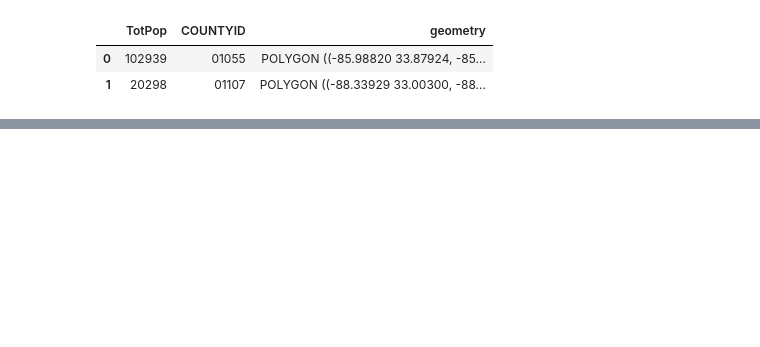
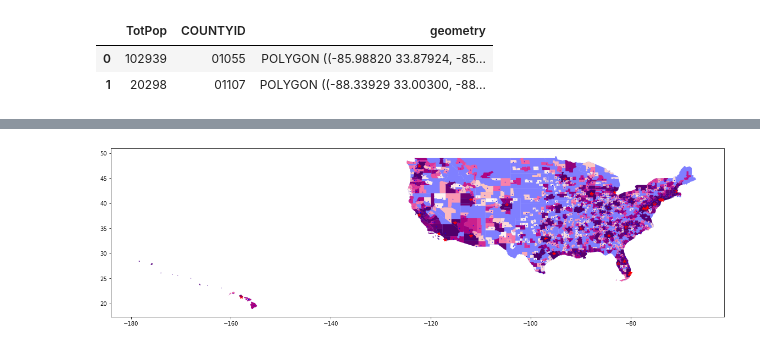
Before and after one commit to khzhang2/Air_Traffic, a Jupyter notebook: Data_Processing.ipynb, the cells around one changed output, grey strips where cells are left out. Drawn from its saved outputs; the diff is of its cells as text; code cells hidden in the pictures; blank space fills up the shorter version.

```diff
--- a/Data_Processing.ipynb
+++ b/Data_Processing.ipynb
@@ -272,0 +381,16 @@ us_state.head(2)
+# %%
+city_lst = list(sl_data['CBSA_Name'].drop_duplicates().dropna().values)
+# %%
+airport_df['CBSA_Name'] = ''
+
+for i in airport_df.index:
+    city = airport_df.loc[i, 'city'].split('/')[0]
+#     print(city, 'is in the metropolis:')
+    for j in range(len(city_lst)):
+        metro_city_lst = city_lst[j].split(', ')[0].split('-')
+        if city in metro_city_lst or city in metro_city_lst[0].split(' '):
+            airport_df.loc[i, 'CBSA_Name'] = city_lst[j]
+#             print('\t', city_lst[j])
+            break
+
+airport_df.head(2)
@@ -272,0 +417,15 @@ us_state.head(2)
+# %%
+fig = plt.figure(figsize=[20,10])
+ax = fig.add_subplot(111)
+us_state.plot(ax=ax, color='b', alpha=0.5)
+us_CBSA.plot(column = 'TotPop', cmap='RdPu', ax=ax)
+for i in airport_df.index:
+    lon = airport_df.loc[i, 'lon']
+    lat = airport_df.loc[i, 'lat']
+    ax.plot(lon, lat, 'r*')
+for i in us_CBSA.index:
+    ax.plot(us_CBSA.loc[i, 'INTPTLON'], us_CBSA.loc[i, 'INTPTLAT'], 'b.', markersize=1)
+
+# fig.savefig('./outputs/CBSA_with_airport.png', dpi=1000)
+# %% [output]
+[figure, added]
```
Also changed, not shown: parts of 27 cells of this notebook.
